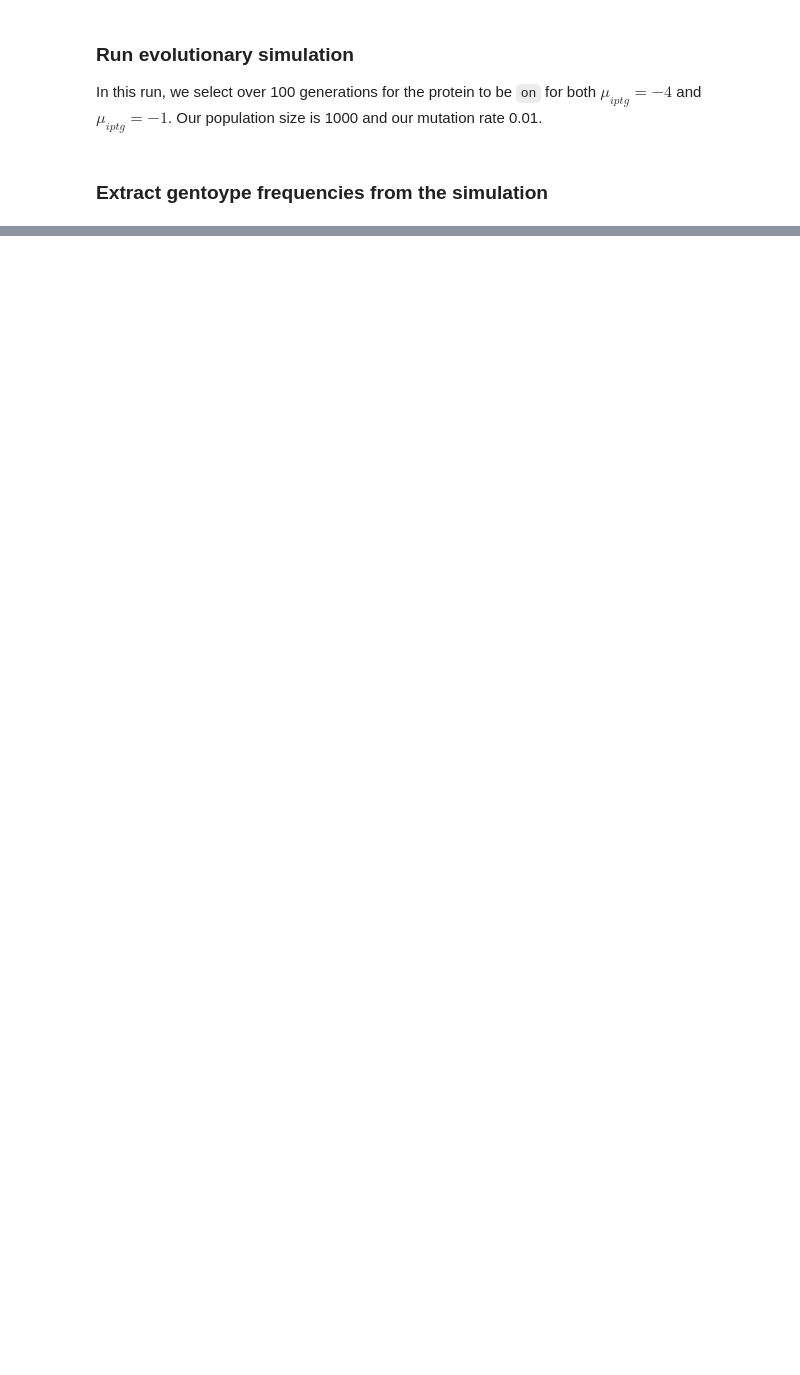
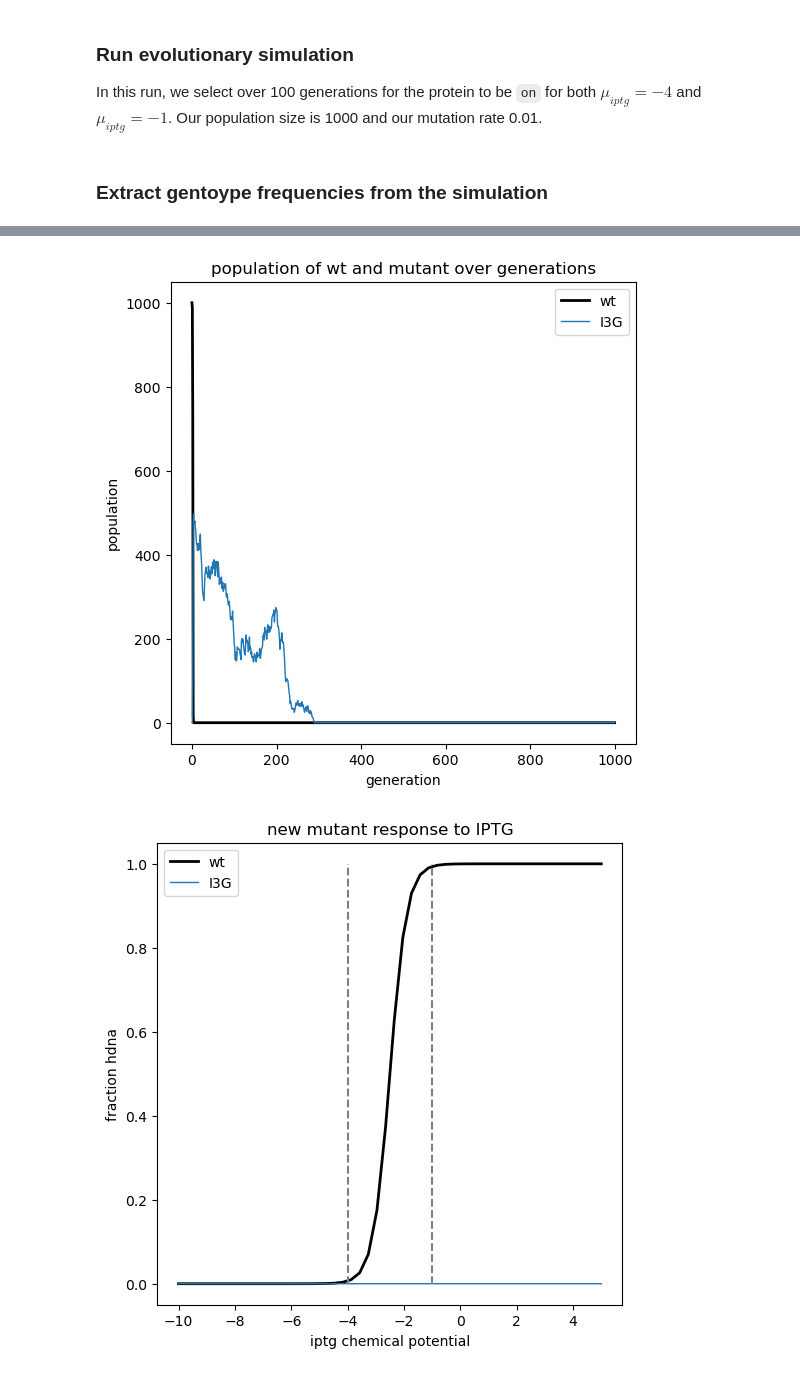
Before and after one commit to harmsm/eee, a Jupyter notebook: example/run_wright_fisher_simulation.ipynb, the cells around one changed output, grey strips where cells are left out. Drawn from its saved outputs; the diff is of its cells as text; code cells hidden in the pictures; blank space fills up the shorter version.

```diff
--- a/example/run_wright_fisher_simulation.ipynb
+++ b/example/run_wright_fisher_simulation.ipynb
@@ -105,7 +107,7 @@ for x in df.columns:
 
 # Look for a genotype that becomes the most common genotype that is not
 # wt (0)
-for generation in results.generations:
+for generation in generations:
     genotypes = list(generation.keys())
 
     pops = []
@@ -120,7 +122,7 @@ for generation in results.generations:
 
 wt_pop = []
 mut_pop = []
-for i, generation in enumerate(results.generations):
+for i, generation in enumerate(generations):
 
     try:
         wt_pop.append(generation[0])
@@ -134,33 +136,36 @@ for i, generation in enumerate(results.generations):
 
 fig, ax = plt.subplots(1,figsize=(6,6))
 ax.plot(np.arange(len(wt_pop)),wt_pop,'-',color="black",lw=2,label="wt")
-ax.plot(np.arange(len(mut_pop)),mut_pop,'-',lw=1,label="/".join(results.genotypes[mut_idx].mutations))
+ax.plot(np.arange(len(mut_pop)),mut_pop,'-',lw=1,label="/".join(gc.genotypes[mut_idx].mutations))
 ax.set_xlabel("generation")
 ax.set_ylabel("population")
 ax.set_title("population of wt and mutant over generations")
 ax.legend()
 plt.show()
 
 
 
 
 fig, ax = plt.subplots(1,figsize=(6,6))
 
 df = ens.get_obs(mu_dict={"iptg":np.linspace(-10,5)})
 ax.plot(df.iptg,df.fx_obs,label="wt",color='black',lw=2)
 
-mut_df = ens.get_obs(mut_energy=results.genotypes[mut_idx].mut_energy,
+mut_df = ens.get_obs(mut_energy=gc.genotypes[mut_idx].mut_energy,
                      mu_dict={"iptg":np.linspace(-10,5)})
 ax.plot(mut_df.iptg,
         mut_df.fx_obs,
         '-',
         lw=1,
-        label="/".join(results.genotypes[mut_idx].mutations))
+        label="/".join(gc.genotypes[mut_idx].mutations))
 ax.set_xlabel("iptg chemical potential")
 ax.set_ylabel("fraction hdna")
 ax.set_title("new mutant response to IPTG")
 
 ax.plot((-1,-1),(0,1),'--',color='gray')
 ax.plot((-4,-4),(0,1),'--',color='gray')
 ax.legend()
 None
+# %% [output]
+[figure, added]
+[figure, added]
```
Also changed, not shown: parts of 3 cells of this notebook, 1 other file.
